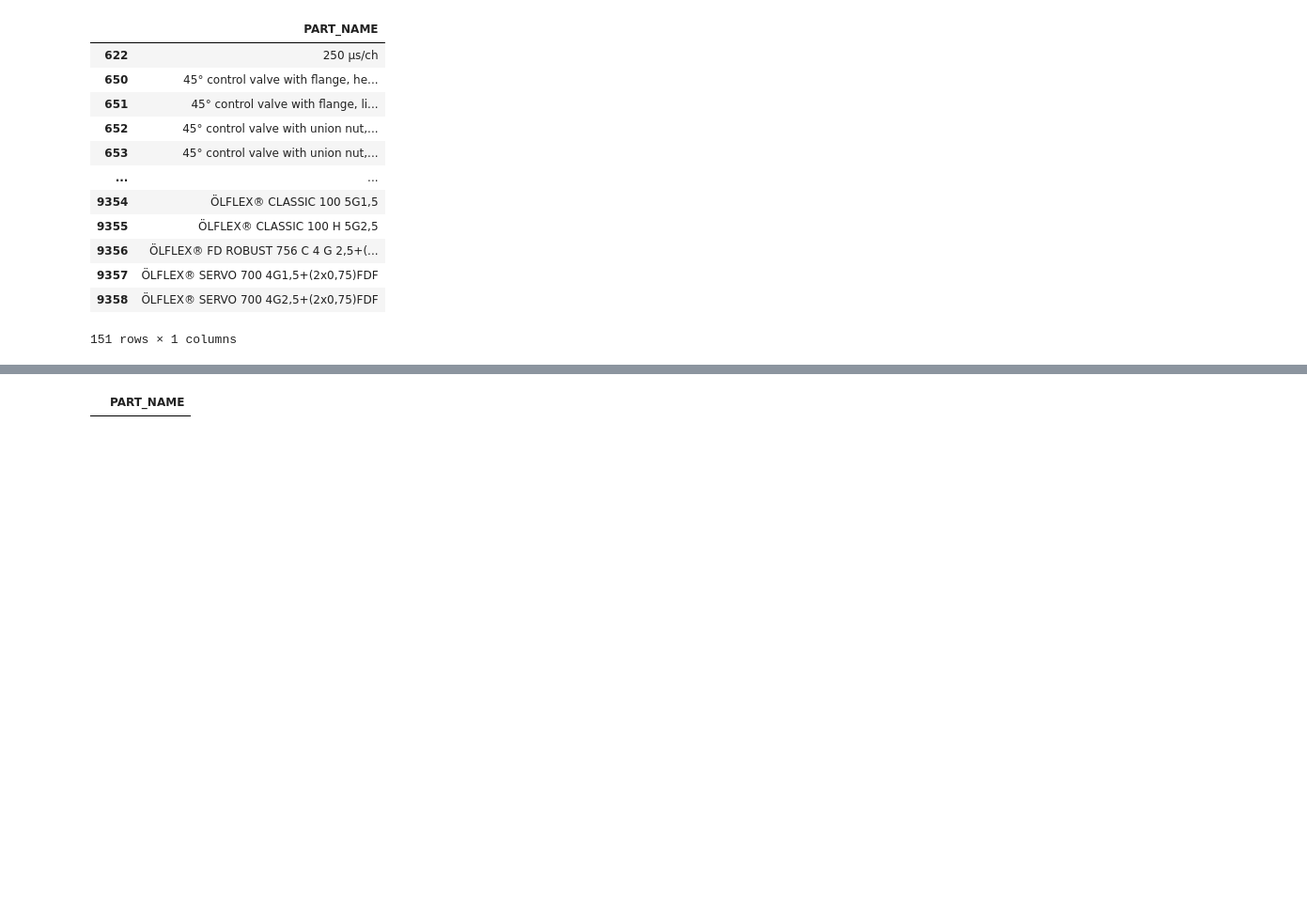
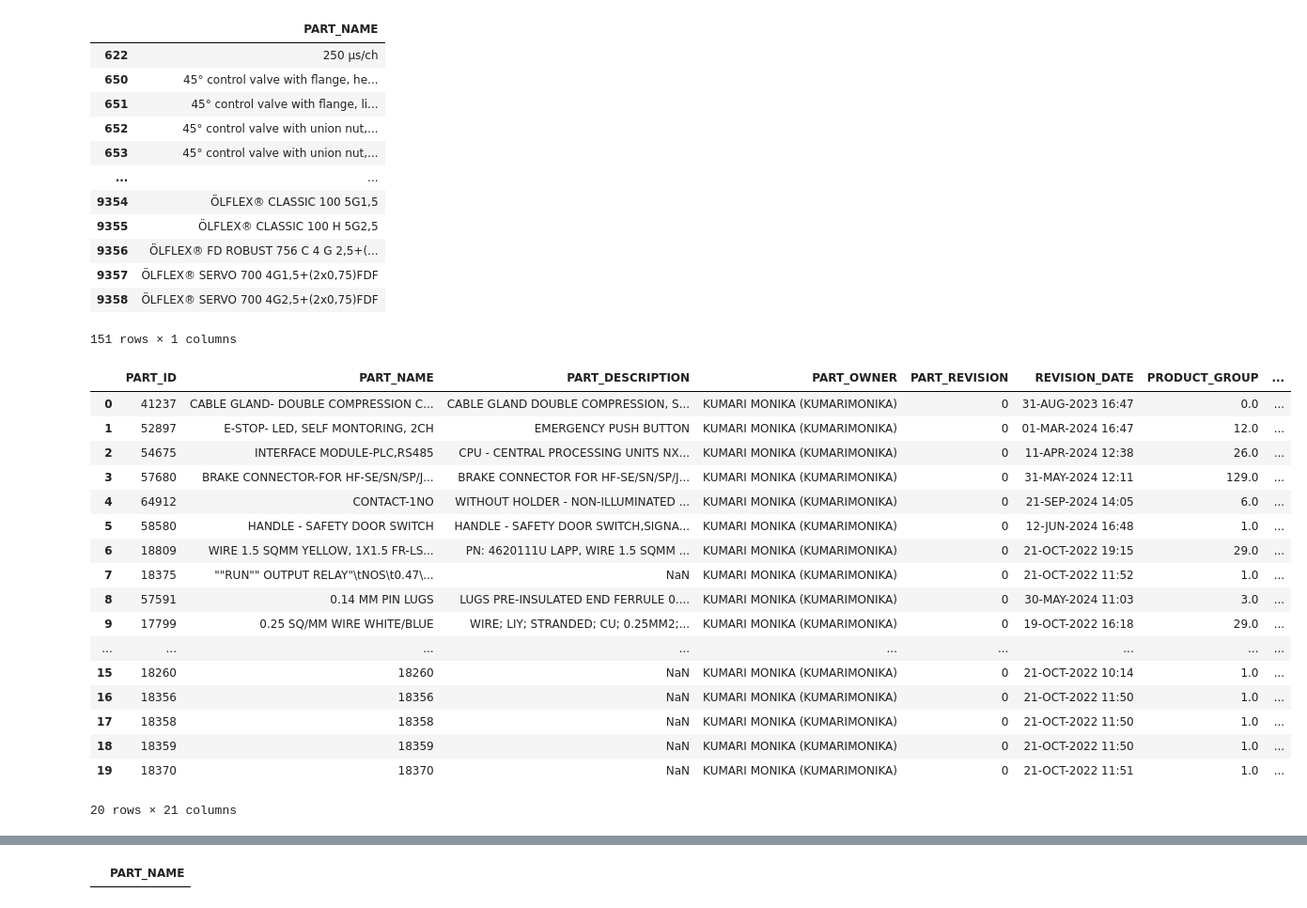
Before and after one commit to htibrewal/isy-5001-irs-project, a Jupyter notebook: non_ascii_cleaning.ipynb, the cells around one changed output, grey strips where cells are left out. Shown at 94% size. Drawn from its saved outputs; the diff is of its cells as text; code cells hidden in the pictures; blank space fills up the shorter version.

Commit message:
feat: add more logic to the jupyter notebooks to clean non-ascii and filter rows

```diff
--- a/non_ascii_cleaning.ipynb
+++ b/non_ascii_cleaning.ipynb
@@ -5,3 +6,10 @@ import os
 from dotenv import load_dotenv
 # %%
 load_dotenv()
+
+# pd.reset_option('display.max_rows')
+# pd.reset_option('display.max_columns')
+
+pd.set_option('display.max_rows', None)
+pd.set_option('display.max_columns', None)
+pd.set_option('display.max_colwidth', None)
@@ -10,7 +16,37 @@ True
+# %%
+non_ascii_replacement_dict = {
+    '€': '<euro>',
+    '¢': '<cent>',
+    '₹': '<rupee>',
+    '×': 'X',
+    '²': '<pow2>',
+    '³': '<pow3>',
+    '™': '<trademark>',
+    '®': '<registered>',
+    '–': '<dash>'
+}
 # %%
 def clean_text(text):
     if isinstance(text, str):
         text = text.replace('“', '"').replace('”', '"').replace('″', '"')
+        text = text.replace('‘', "'").replace('’', "'")
+
+        # replace space and 2 or more double quotes with one & remove space
+        text = re.sub(r'(\d)\s?""*', r'\1"', text)
+
+        text = re.sub(r"\s?''", r'"', text)
+
+        # replace degree sign with text
+        text = re.sub(r'\s?°', r'<deg>', text)
+
+        # replace the non-ascii characters in the dict with their defined replacement
+        for pattern, replace in non_ascii_replacement_dict.items():
+            text = re.sub(re.escape(pattern), re.escape(replace), text)
 
         text = re.sub(r'[^\x00-\x7F]', '', text)
     return text
+# %%
+def to_uppercase(text):
+    if isinstance(text, str):
+        text = text.upper()
+    return text
@@ -117,5 +282,26 @@ validate_non_ascii(electrical_parts[['PART_NAME']])
 | 9358 | ÖLFLEX® SERVO 700 4G2,5+(2x0,75)FDF |
 151 rows × 1 columns
 # %%
-electrical_parts_cleaned = electrical_parts.apply(lambda col: col.apply(clean_text))
+electrical_parts_cleaned = pd.DataFrame(electrical_parts.apply(lambda col: col.apply(clean_text)))
+electrical_parts_cleaned = electrical_parts_cleaned.apply(lambda col: col.apply(to_uppercase))
+electrical_parts_cleaned.head(20)
+# %% [output]
+|  | PART_ID | PART_NAME | PART_DESCRIPTION | PART_OWNER | PART_REVISION | REVISION_DATE | PRODUCT_GROUP | ... |
+| 0 | 41237 | CABLE GLAND- DOUBLE COMPRESSION C... | CABLE GLAND DOUBLE COMPRESSION, S... | KUMARI MONIKA (KUMARIMONIKA) | 0 | 31-AUG-2023 16:47 | 0.0 | ... |
+| 1 | 52897 | E-STOP- LED, SELF MONTORING, 2CH | EMERGENCY PUSH BUTTON | KUMARI MONIKA (KUMARIMONIKA) | 0 | 01-MAR-2024 16:47 | 12.0 | ... |
+| 2 | 54675 | INTERFACE MODULE-PLC,RS485 | CPU - CENTRAL PROCESSING UNITS NX... | KUMARI MONIKA (KUMARIMONIKA) | 0 | 11-APR-2024 12:38 | 26.0 | ... |
+| 3 | 57680 | BRAKE CONNECTOR-FOR HF-SE/SN/SP/J... | BRAKE CONNECTOR FOR HF-SE/SN/SP/J... | KUMARI MONIKA (KUMARIMONIKA) | 0 | 31-MAY-2024 12:11 | 129.0 | ... |
+| 4 | 64912 | CONTACT-1NO | WITHOUT HOLDER - NON-ILLUMINATED ... | KUMARI MONIKA (KUMARIMONIKA) | 0 | 21-SEP-2024 14:05 | 6.0 | ... |
+| 5 | 58580 | HANDLE - SAFETY DOOR SWITCH | HANDLE - SAFETY DOOR SWITCH,SIGNA... | KUMARI MONIKA (KUMARIMONIKA) | 0 | 12-JUN-2024 16:48 | 1.0 | ... |
+| 6 | 18809 | WIRE 1.5 SQMM YELLOW, 1X1.5 FR-LS... | PN: 4620111U LAPP, WIRE 1.5 SQMM ... | KUMARI MONIKA (KUMARIMONIKA) | 0 | 21-OCT-2022 19:15 | 29.0 | ... |
+| 7 | 18375 | ""RUN"" OUTPUT RELAY"\tNOS\t0.47\... | NaN | KUMARI MONIKA (KUMARIMONIKA) | 0 | 21-OCT-2022 11:52 | 1.0 | ... |
+| 8 | 57591 | 0.14 MM PIN LUGS | LUGS PRE-INSULATED END FERRULE 0.... | KUMARI MONIKA (KUMARIMONIKA) | 0 | 30-MAY-2024 11:03 | 3.0 | ... |
+| 9 | 17799 | 0.25 SQ/MM WIRE WHITE/BLUE | WIRE; LIY; STRANDED; CU; 0.25MM2;... | KUMARI MONIKA (KUMARIMONIKA) | 0 | 19-OCT-2022 16:18 | 29.0 | ... |
+| ... | ... | ... | ... | ... | ... | ... | ... | ... |
+| 15 | 18260 | 18260 | NaN | KUMARI MONIKA (KUMARIMONIKA) | 0 | 21-OCT-2022 10:14 | 1.0 | ... |
+| 16 | 18356 | 18356 | NaN | KUMARI MONIKA (KUMARIMONIKA) | 0 | 21-OCT-2022 11:50 | 1.0 | ... |
+| 17 | 18358 | 18358 | NaN | KUMARI MONIKA (KUMARIMONIKA) | 0 | 21-OCT-2022 11:50 | 1.0 | ... |
+| 18 | 18359 | 18359 | NaN | KUMARI MONIKA (KUMARIMONIKA) | 0 | 21-OCT-2022 11:50 | 1.0 | ... |
+| 19 | 18370 | 18370 | NaN | KUMARI MONIKA (KUMARIMONIKA) | 0 | 21-OCT-2022 11:51 | 1.0 | ... |
+20 rows × 21 columns
 # %%
```
Also changed, not shown: parts of 44 cells of this notebook, 1 other file.
